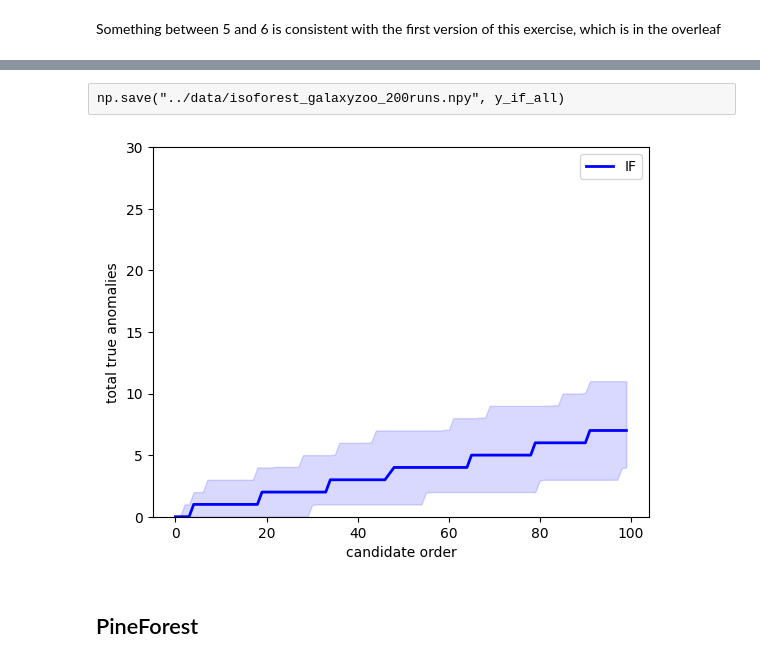
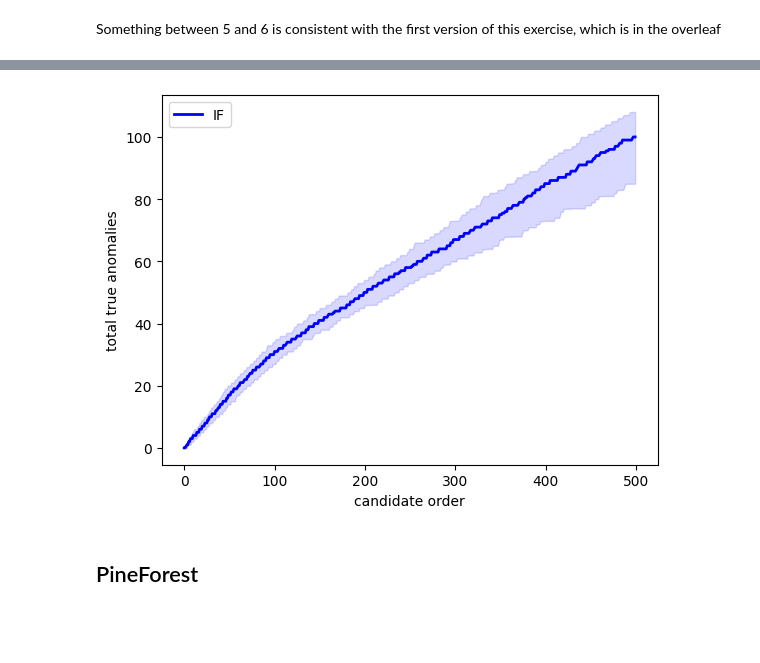
Before and after one commit to emilleishida/test_pineforest, a Jupyter notebook: notebooks/galaxyzoo.ipynb, the cells around one changed output, grey strips where cells are left out. Drawn from its saved outputs; the diff is of its cells as text; code cells hidden in the pictures; blank space fills up the shorter version.

```diff
--- a/notebooks/galaxyzoo.ipynb
+++ b/notebooks/galaxyzoo.ipynb
@@ -33,7 +136,7 @@ True
 # %%
 # fit a normal Isolation forest
 model_if = IsolationForest(random_seed=42)
-model_if.fit(data_use.values)
+model_if.fit(data_features)
 # %% [output]
 <coniferest.isoforest.IsolationForest at 0x...>
 # %%
@@ -68,17 +172,17 @@ plt.show()
 # %% [markdown]
 Something between 5 and 6 is consistent with the first version of this exercise, which is in the overleaf
 # %%
-# run 200 in a role
-n = 200
+# run 100 in a role
+n = 100
 # %%
 y_if_all = []
 
 for i in progressbar(range(n)):
     model_temp_if = IsolationForest(random_seed=np.random.randint(10**9))
-    model_temp_if.fit(data_use.values)
-    scores_temp_if = model_temp_if.score_samples(data_use.values)
+    model_temp_if.fit(data_features)
+    scores_temp_if = model_temp_if.score_samples(data_features)
     order_temp_if = np.argsort(scores_temp_if)
-    labels_temp_if = data['anomaly'].values[order_temp_if[:100]]
+    labels_temp_if = data_use3['anomaly'].values[order_temp_if[:500]]
     y_temp_if = [sum(labels_temp_if[:i]) for i in range(len(labels_temp_if))]
     y_if_all.append(y_temp_if)
 # %% [output]
@@ -86,4 +190,2 @@ for i in progressbar(range(n)):
 # %%
 y_if_all = np.array(y_if_all)
-# %% [raw]
-np.save("../data/isoforest_galaxyzoo_200runs.npy", y_if_all)
@@ -90,5 +194,5 @@ np.save("../data/isoforest_galaxyzoo_200runs.npy", y_if_all)
 # %%
-y_if_all = np.load("../data/isoforest_galaxyzoo_200runs.npy")
+y_if_all = np.load("../data/isoforest_galaxyzoo_" + str(100) + "runs.npy")
 # %%
 # get numbers for plotting
 ymax_if = [np.percentile(y_if_all[:,i],95) for i in range(y_if_all.shape[1])]
@@ -96,18 +200,20 @@ ymin_if = [np.percentile(y_if_all[:,i], 5) for i in range(y_if_all.shape[1])]
 ymedian_if = [np.median(y_if_all[:,i]) for i in range(y_if_all.shape[1])]
 # %%
 # plot intervals
+
+x = np.arange(len(ymax_if))
 
 plt.figure()
 ax = plt.subplot(1,1,1)
 ax.plot(x, ymedian_if, color='blue', lw=2, label='IF')
 ax.fill_between(x, ymin_if, ymax_if, color='blue', alpha=0.15)
 plt.xlabel('candidate order')
 plt.ylabel('total true anomalies')
-plt.ylim(0,30)
+#plt.ylim(0,30)
 plt.legend()
 plt.show()
 # %% [output]
-[figure, old version]
+[figure, new version]
 # %% [markdown]
 ## PineForest
 # %%
```
Also changed, not shown: parts of 41 cells of this notebook, 7 other files.
